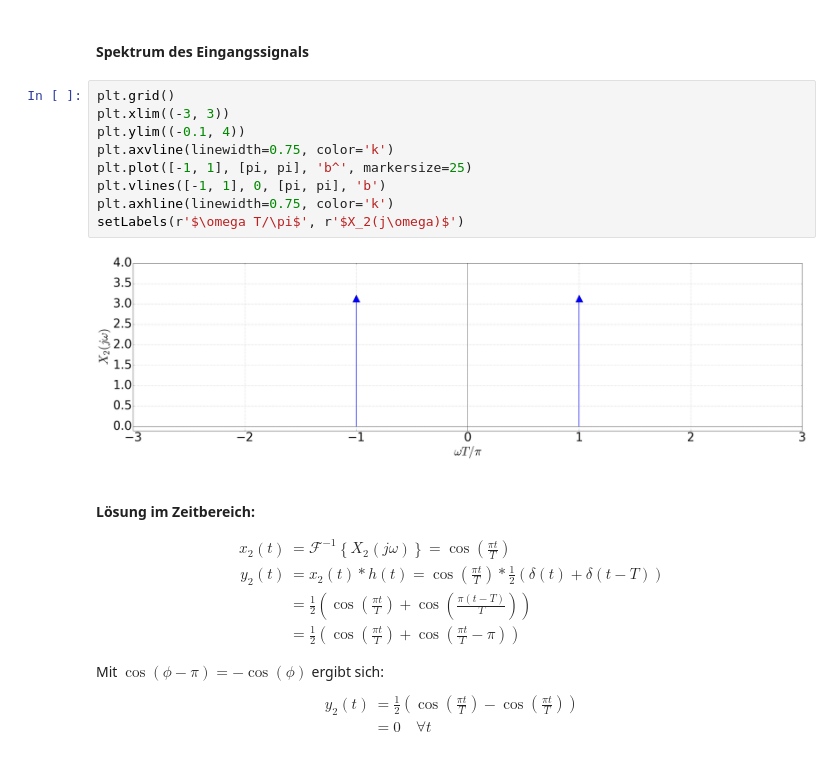
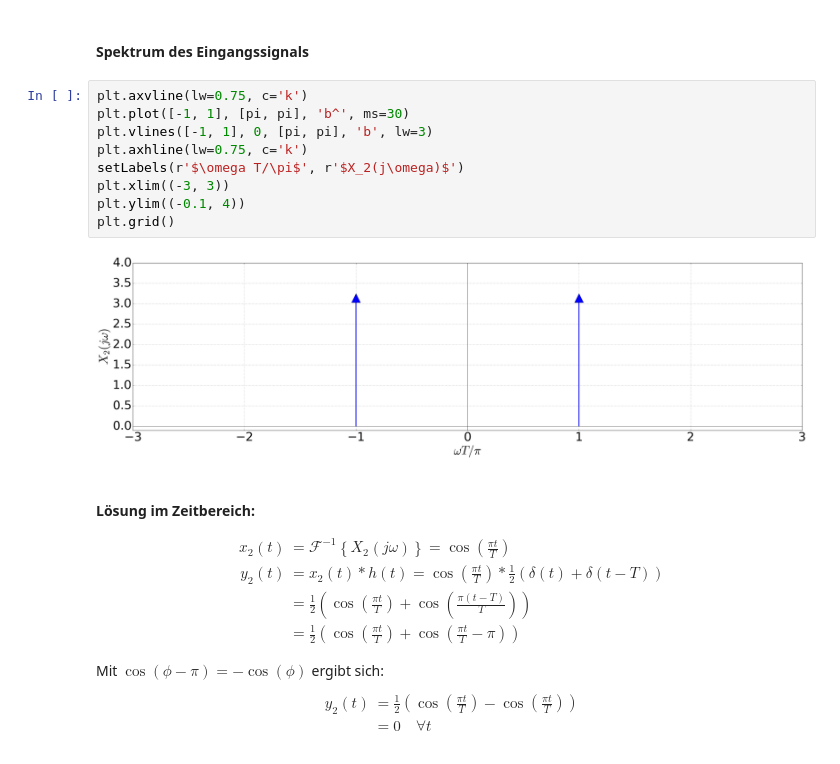
Before and after one commit to fgnt/nachrichtentechnik, a Jupyter notebook: notebooks/Uebungen/A3_Diracimpuls.ipynb, the cells around one changed output. Cells and saved outputs as stored; diff of their text form.

```diff
--- a/notebooks/Uebungen/A3_Diracimpuls.ipynb
+++ b/notebooks/Uebungen/A3_Diracimpuls.ipynb
@@ -97,17 +106,17 @@ setLabels(r'$\omega T/\pi$', r'$|H(j\omega)|$')
 Berechnen sie die Antwort $y_2(t)$ des Systems auf das Engangssignal mit der Fouriertransformierten $X_2(j\omega) = \pi \left(\delta\left(\omega - \frac{\pi}{T}\right) +  \delta \left(\omega + \frac{\pi}{T}\right) \right)$.
 # %% [markdown]
 #### Spektrum des Eingangssignals
-# %%
-plt.grid()
-plt.xlim((-3, 3))
-plt.ylim((-0.1, 4))
-plt.axvline(linewidth=0.75, color='k')
-plt.plot([-1, 1], [pi, pi], 'b^', markersize=25)
-plt.vlines([-1, 1], 0, [pi, pi], 'b')
-plt.axhline(linewidth=0.75, color='k')
-setLabels(r'$\omega T/\pi$', r'$X_2(j\omega)$')
-# %% [output]
-[figure, removed]
+# %%
+plt.axvline(lw=0.75, c='k')
+plt.plot([-1, 1], [pi, pi], 'b^', ms=30)
+plt.vlines([-1, 1], 0, [pi, pi], 'b', lw=3)
+plt.axhline(lw=0.75, c='k')
+setLabels(r'$\omega T/\pi$', r'$X_2(j\omega)$')
+plt.xlim((-3, 3))
+plt.ylim((-0.1, 4))
+plt.grid()
+# %% [output]
+[figure, added]
 # %% [markdown]
 #### Lösung im Zeitbereich:
 \begin{align}
```
Also changed, not shown: parts of 20 cells of this notebook, 4 other files.
